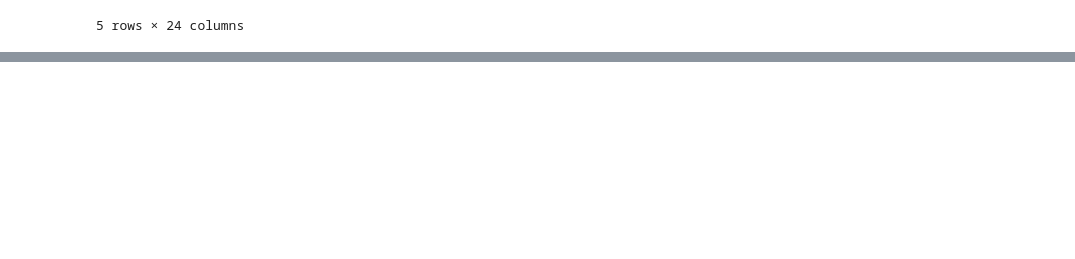
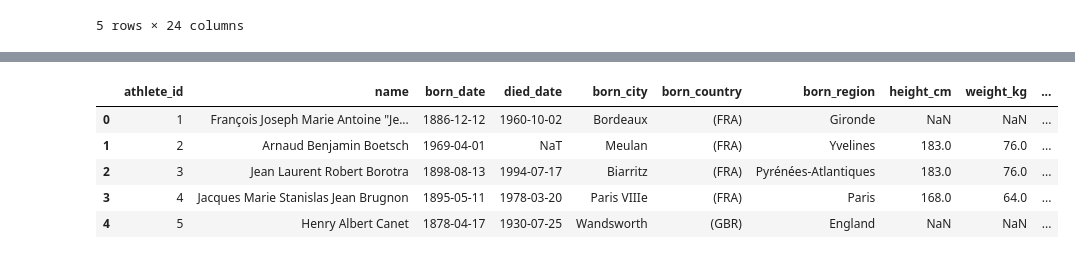
Before and after one commit to omkarpatole1799/numpy, a Jupyter notebook: olympics-data-cleanup.ipynb, the cells around one changed output, grey strips where cells are left out. Cells and saved outputs as stored; diff of their text form; code cells hidden in the pictures; blank space fills up the shorter version.

Commit message:
final cleaned up data

```diff
--- a/olympics-data-cleanup.ipynb
+++ b/olympics-data-cleanup.ipynb
@@ -161,0 +179,12 @@ df.head()
+# %%
+columns_to_keep = ["athlete_id", "name", "born_date", "died_date", "born_city", "born_country", "born_region", "height_cm","weight_kg", "NOC"]
+# %%
+df_clean = df[columns_to_keep]
+df_clean.head()
+# %% [output]
+|  | athlete_id | name | born_date | died_date | born_city | born_country | born_region | height_cm | weight_kg | ... |
+| 0 | 1 | François Joseph Marie Antoine "Je... | 1886-12-12 | 1960-10-02 | Bordeaux | (FRA) | Gironde | NaN | NaN | ... |
+| 1 | 2 | Arnaud Benjamin Boetsch | 1969-04-01 | NaT | Meulan | (FRA) | Yvelines | 183.0 | 76.0 | ... |
+| 2 | 3 | Jean Laurent Robert Borotra | 1898-08-13 | 1994-07-17 | Biarritz | (FRA) | Pyrénées-Atlantiques | 183.0 | 76.0 | ... |
+| 3 | 4 | Jacques Marie Stanislas Jean Brugnon | 1895-05-11 | 1978-03-20 | Paris VIIIe | (FRA) | Paris | 168.0 | 64.0 | ... |
+| 4 | 5 | Henry Albert Canet | 1878-04-17 | 1930-07-25 | Wandsworth | (GBR) | England | NaN | NaN | ... |
```
Also changed, not shown: parts of 1 cell of this notebook.
